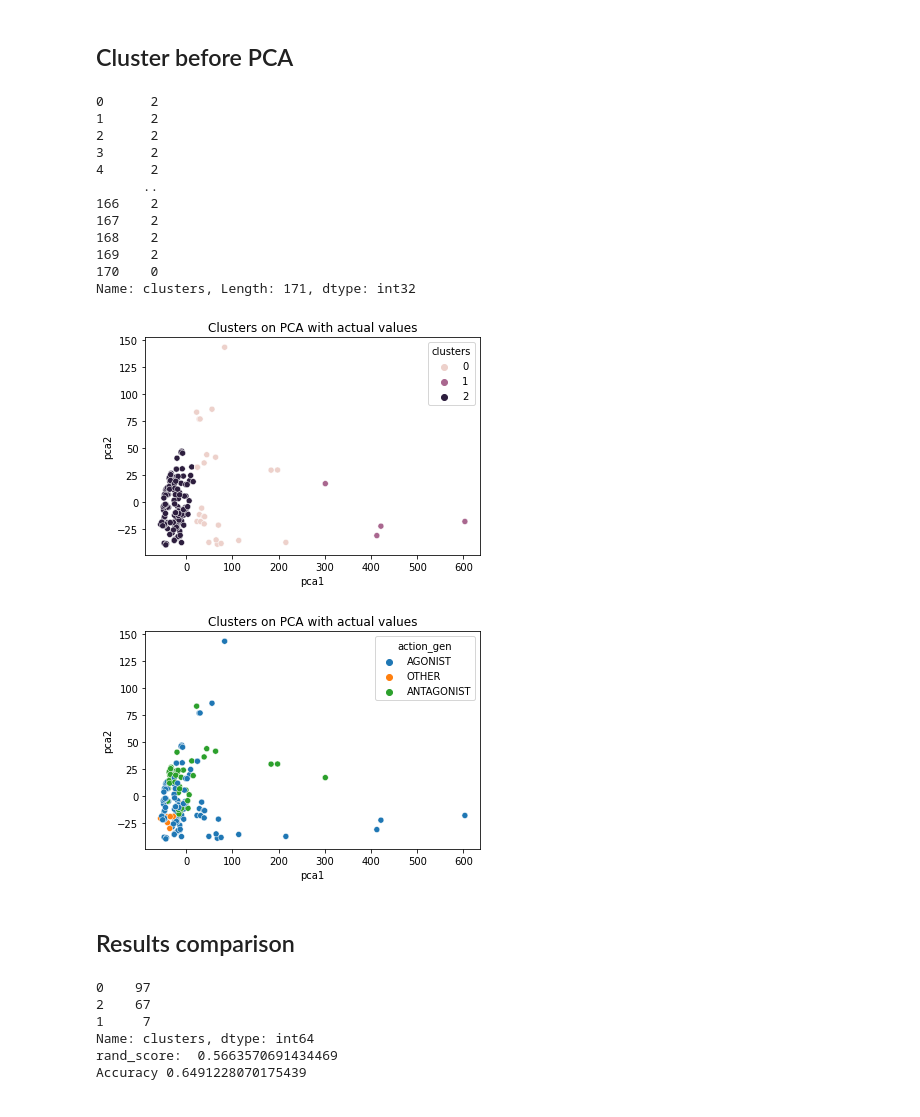
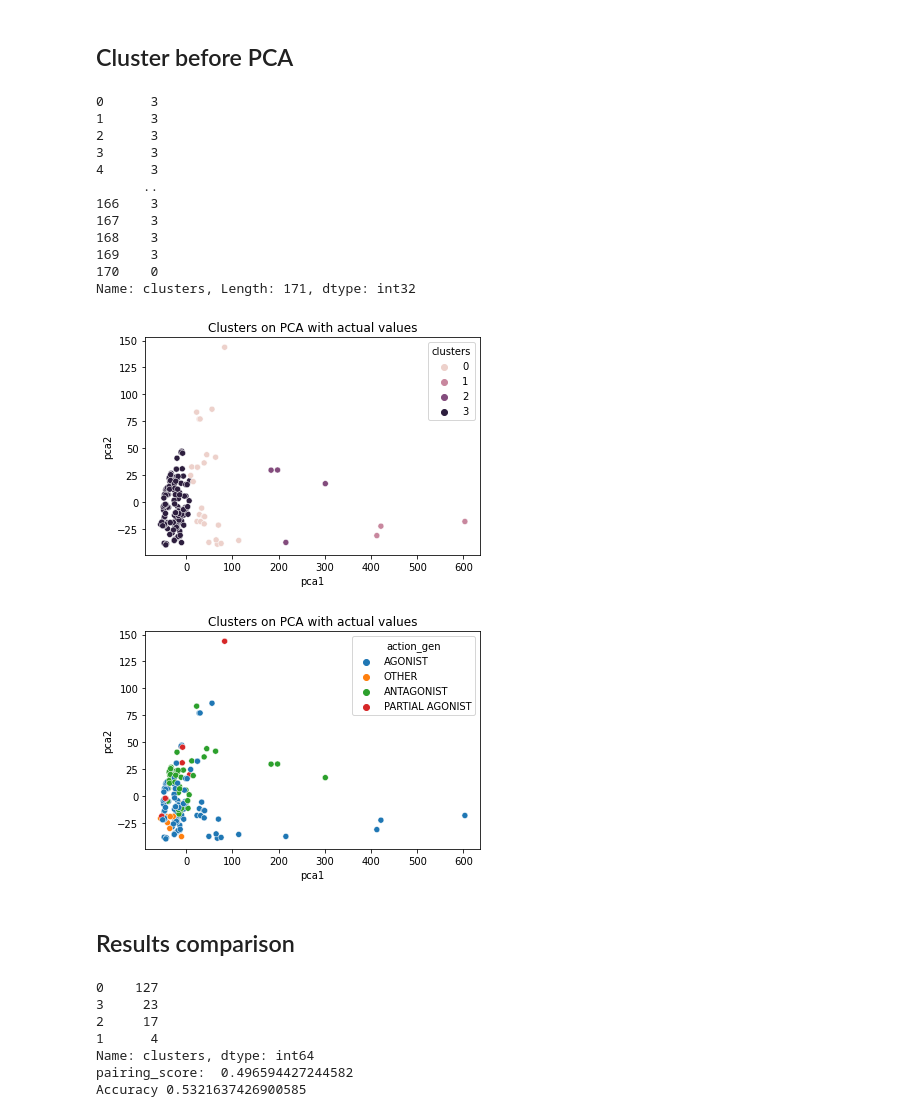
Before and after one commit to chopralab/ASPIRE_QSAR, a Jupyter notebook: mol2vec_analysis.ipynb, the cells around one changed output. Saved outputs shown, nothing was run; the diff lists cells and outputs as text; code cells hidden in the pictures.

```diff
--- a/mol2vec_analysis.ipynb
+++ b/mol2vec_analysis.ipynb
@@ -38,7 +43,7 @@ Name: action, dtype: int64
 # %%
 def parse(x):
     x = str(x)
-    if x.startswith("FULL ") or x.startswith("PARTIAL ") or x.startswith("BIASED "):
+    if x.startswith("FULL "):
         return "AGONIST"
     else:
         return x
@@ -56,4 +63,4 @@ LIGAND             1
 Name: action_gen, dtype: int64
 # %%
-condition = (df.action_gen != "AGONIST") & (df.action_gen != "ANTAGONIST")
+condition = (df.action_gen != "AGONIST") & (df.action_gen != "ANTAGONIST") & (df.action_gen != "PARTIAL AGONIST")
 df["action_gen"] = np.where(condition, "OTHER", df.action_gen)
@@ -222,61 +255,62 @@ plt.show()
 # %% [markdown]
 ## Cluster before PCA
 # %%
-clustering_kmeans = KMeans(n_clusters=3)
+clustering_kmeans = KMeans(n_clusters=4)
 df_mol2vec['clusters'] = clustering_kmeans.fit_predict(df_mol2vec)
 df_mol2vec['clusters']
 # %% [output]
-0      2
-1      2
-2      2
-3      2
-4      2
+0      3
+1      3
+2      3
+3      3
+4      3
       ..
-166    2
-167    2
-168    2
-169    2
+166    3
+167    3
+168    3
+169    3
 170    0
 Name: clusters, Length: 171, dtype: int32
 # %%
 pca_num_components = 2
 
 reduced_data = PCA(n_components=pca_num_components).fit_transform(df_mol2vec)
-results2 = pd.DataFrame(reduced_data,columns=['pca1','pca2'])
+results = pd.DataFrame(reduced_data,columns=['pca1','pca2'])
 
-sns.scatterplot(x="pca1", y="pca2", hue=df_mol2vec['clusters'], data=results2)
+sns.scatterplot(x="pca1", y="pca2", hue=df_mol2vec['clusters'], data=results)
 plt.title('Clusters on PCA with actual values')
 plt.show()
 # %% [output]
-[figure, old version]
+[figure, new version]
 # %%
-sns.scatterplot(x="pca1", y="pca2", hue=df['action_gen'], data=results2)
+sns.scatterplot(x="pca1", y="pca2", hue=df['action_gen'], data=results)
 plt.title('Clusters on PCA with actual values')
 plt.show()
 # %% [output]
-[figure, old version]
+[figure, new version]
 # %% [markdown]
 ## Results comparison
 # %%
 # sort keys based on number of values in each clusters
-print(results['clusters'].value_counts())
-cluster_dict = dict(results['clusters'].value_counts())
+print(results2['clusters'].value_counts())
+cluster_dict = dict(results2['clusters'].value_counts())
 cluster_dict = dict(sorted(cluster_dict.items(), key=lambda item: item[1], reverse=True)).keys()
 cluster_dict = list(cluster_dict)
 
-results['action_gen'] = df['action_gen']
-results['action_gen_cluster'] = results['clusters'].map({cluster_dict[0]: 'AGONIST', cluster_dict[1]: 'ANTAGONIST', cluster_dict[2]: 'OTHER'})
+results2['action_gen'] = df['action_gen']
+results2['action_gen_cluster'] = results2['clusters'].map({cluster_dict[0]: 'AGONIST', cluster_dict[1]: 'ANTAGONIST', cluster_dict[2]: 'ANTAGONIST', cluster_dict[3]: 'OTHER'})
 
-print('rand_score: ', rand_score(results.action_gen, results.clusters))
-results[results.action_gen == results.action_gen_cluster].shape[0] / results.shape[0]
-print('Accuracy', results[results.action_gen == results.action_gen_cluster].shape[0] / results.shape[0])
+print('pairing_score: ', rand_score(results2.action_gen, results2.action_gen_cluster))
+results2[results2.action_gen == results2.action_gen_cluster].shape[0] / results2.shape[0]
+print('Accuracy', results2[results2.action_gen == results2.action_gen_cluster].shape[0] / results2.shape[0])
 # %% [output]
-0    97
-2    67
-1     7
+0    127
+3     23
+2     17
+1      4
 Name: clusters, dtype: int64
-rand_score:  0.5663570691434469
-Accuracy 0.6491228070175439
+pairing_score:  0.496594427244582
+Accuracy 0.5321637426900585
 # %%
 # sort keys based on number of values in each clusters
 print(df_mol2vec['clusters'].value_counts())
```
Also changed, not shown: parts of 15 cells of this notebook, 3 other files.
